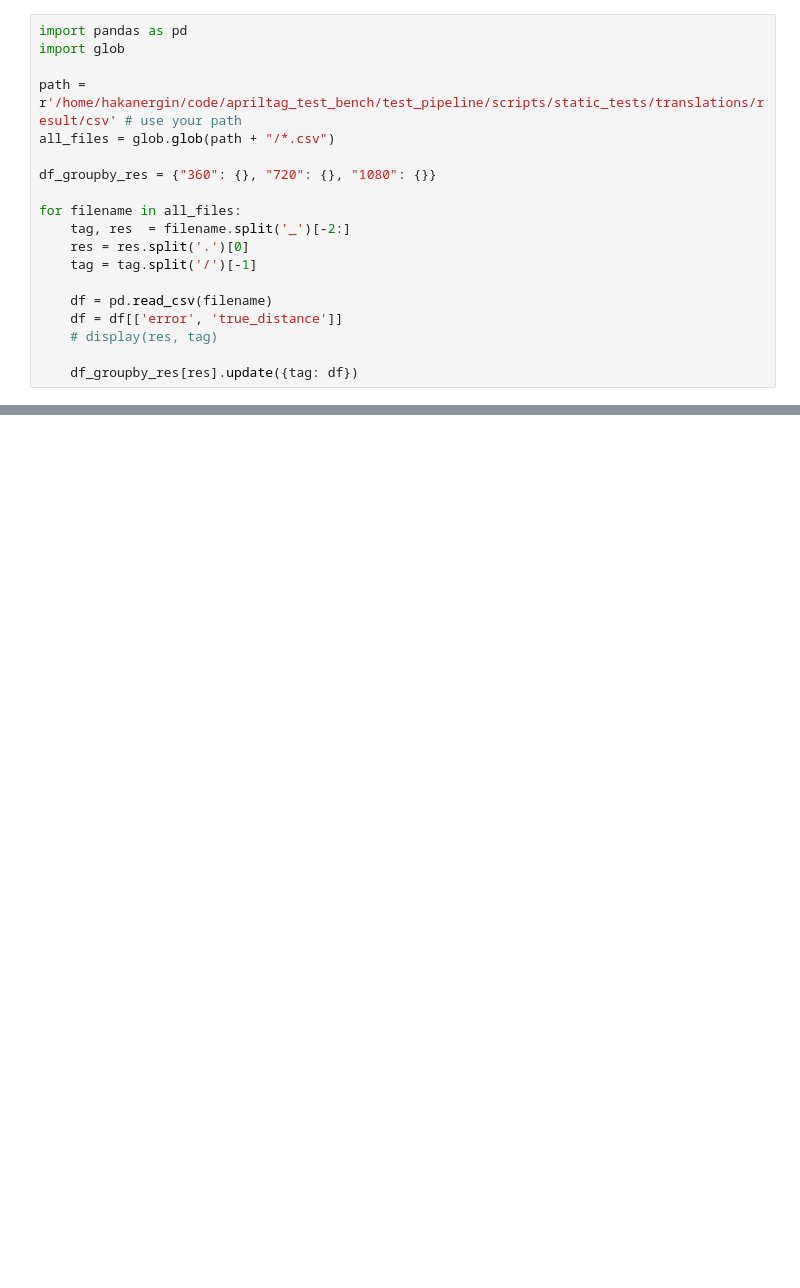
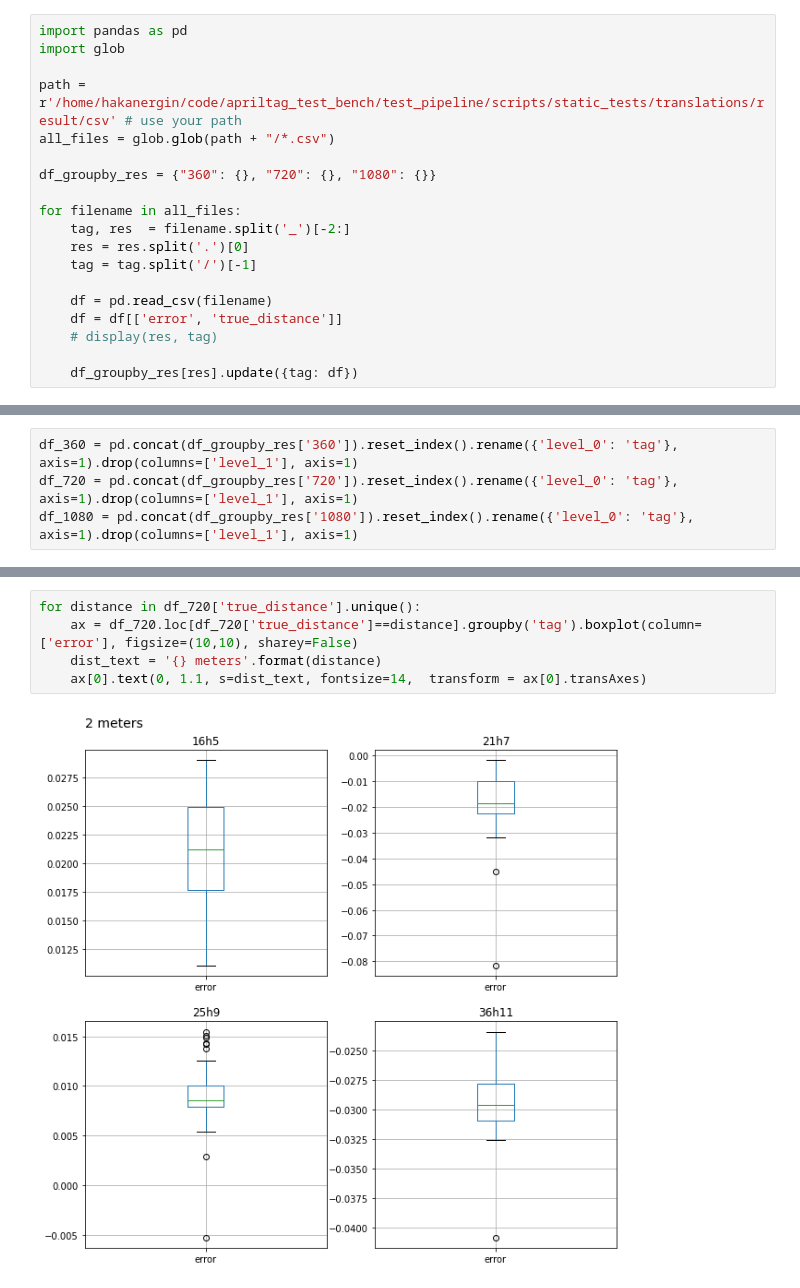
Before and after one commit to hakanErgin/apriltag_test_bench, a Jupyter notebook: analysis/cumulative_translations.ipynb, the cells around one changed output, grey strips where cells are left out. Saved outputs shown, nothing was run; the diff lists cells and outputs as text; blank space fills up the shorter version.

Commit message:
plots produced, refactoring

```diff
--- a/analysis/cumulative_translations.ipynb
+++ b/analysis/cumulative_translations.ipynb
@@ -48,0 +31,4 @@ dtype: object
+# %%
+df_360 = pd.concat(df_groupby_res['360']).reset_index().rename({'level_0': 'tag'}, axis=1).drop(columns=['level_1'], axis=1)
+df_720 = pd.concat(df_groupby_res['720']).reset_index().rename({'level_0': 'tag'}, axis=1).drop(columns=['level_1'], axis=1)
+df_1080 = pd.concat(df_groupby_res['1080']).reset_index().rename({'level_0': 'tag'}, axis=1).drop(columns=['level_1'], axis=1)
@@ -48,0 +51,7 @@ dtype: object
+# %%
+for distance in df_720['true_distance'].unique():
+    ax = df_720.loc[df_720['true_distance']==distance].groupby('tag').boxplot(column=['error'], figsize=(10,10), sharey=False)
+    dist_text = '{} meters'.format(distance)
+    ax[0].text(0, 1.1, s=dist_text, fontsize=14,  transform = ax[0].transAxes)
+# %% [output]
+[figure, added]
```
Also changed, not shown: parts of 5 cells of this notebook.
